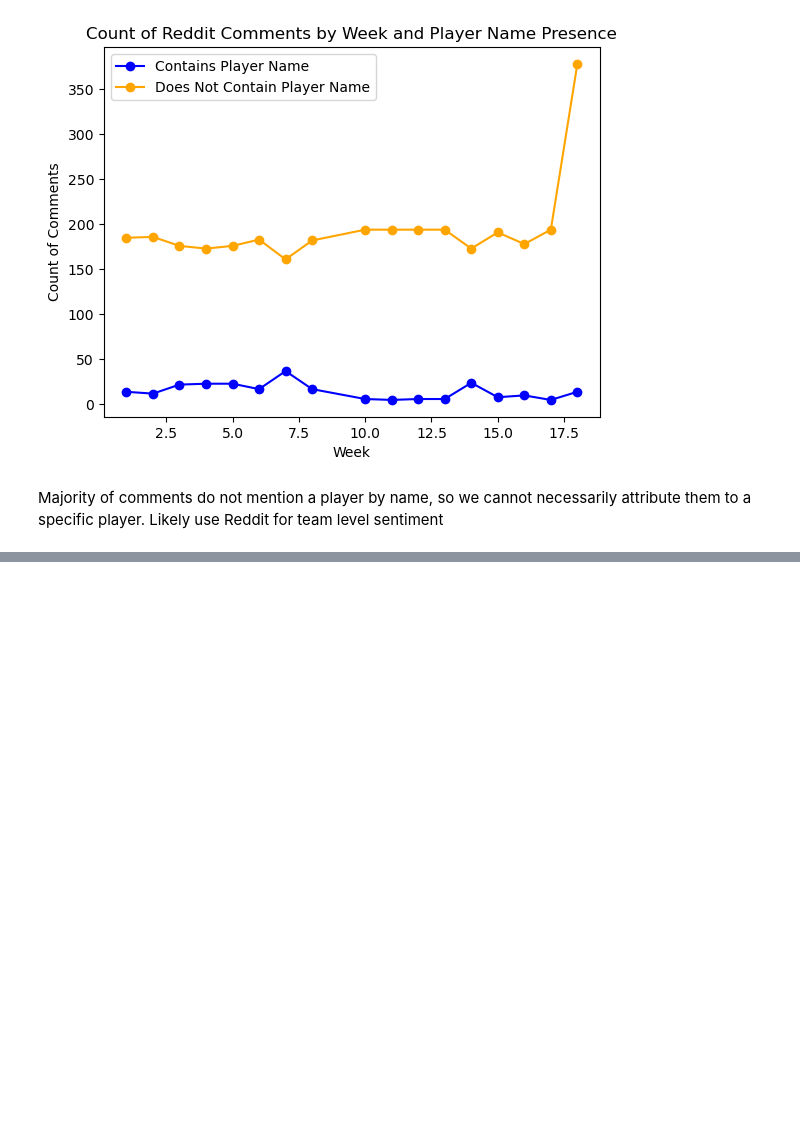
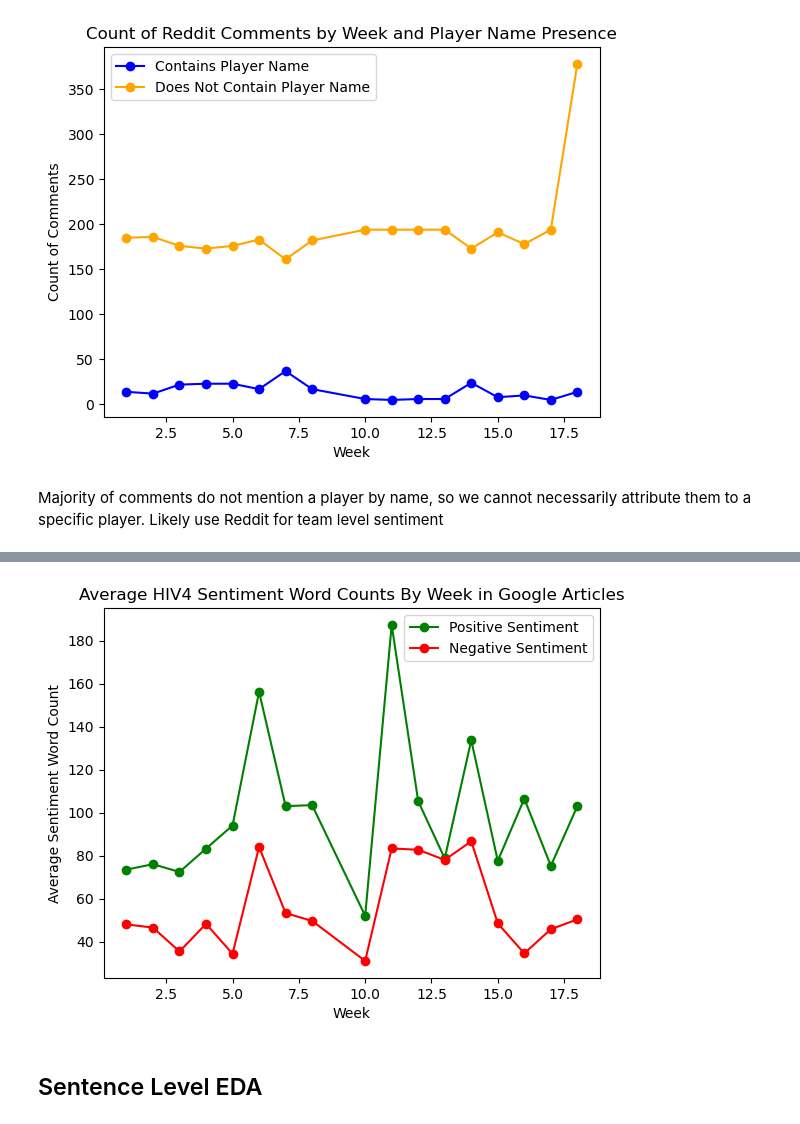
Before and after one commit to ryanjamesyu2/sentiment-performance-connection, a Jupyter notebook: sentiment_data_eda.ipynb, the cells around one changed output, grey strips where cells are left out. Saved outputs shown, nothing was run; the diff lists cells and outputs as text; code cells hidden in the pictures; blank space fills up the shorter version.

```diff
--- a/sentiment_data_eda.ipynb
+++ b/sentiment_data_eda.ipynb
@@ -592,0 +614,12 @@ Majority of comments do not mention a player by name, so we cannot necessarily a
+# %%
+hiv4 = ps.HIV4()
+scores = []
+
+for comment in google_df['text_body']:
+    tokens = hiv4.tokenize(comment)
+    score = hiv4.get_score(tokens)
+    scores.append(score)
+
+google_df['hiv4_pos_sentiment_count'] = [score['Positive'] for score in scores]
+google_df['hiv4_neg_sentiment_count'] = [score['Negative'] for score in scores]
+google_df.head()
@@ -592,0 +633,17 @@ Majority of comments do not mention a player by name, so we cannot necessarily a
+# %%
+google_article_sentiment_by_week = google_df.groupby('week').agg({
+    'hiv4_pos_sentiment_count': 'mean',
+    'hiv4_neg_sentiment_count': 'mean'
+}).reset_index()
+# %%
+plt.plot(google_article_sentiment_by_week['week'], google_article_sentiment_by_week['hiv4_pos_sentiment_count'], marker='o', color='green', label='Positive Sentiment')
+plt.plot(google_article_sentiment_by_week['week'], google_article_sentiment_by_week['hiv4_neg_sentiment_count'], marker='o', color='red', label='Negative Sentiment')
+plt.xlabel('Week')
+plt.ylabel('Average Sentiment Word Count')
+plt.title('Average HIV4 Sentiment Word Counts By Week in Google Articles')
+plt.legend()
+plt.show()
+# %% [output]
+[figure, added]
+# %% [markdown]
+## Sentence Level EDA
```
Also changed, not shown: parts of 16 cells of this notebook.
